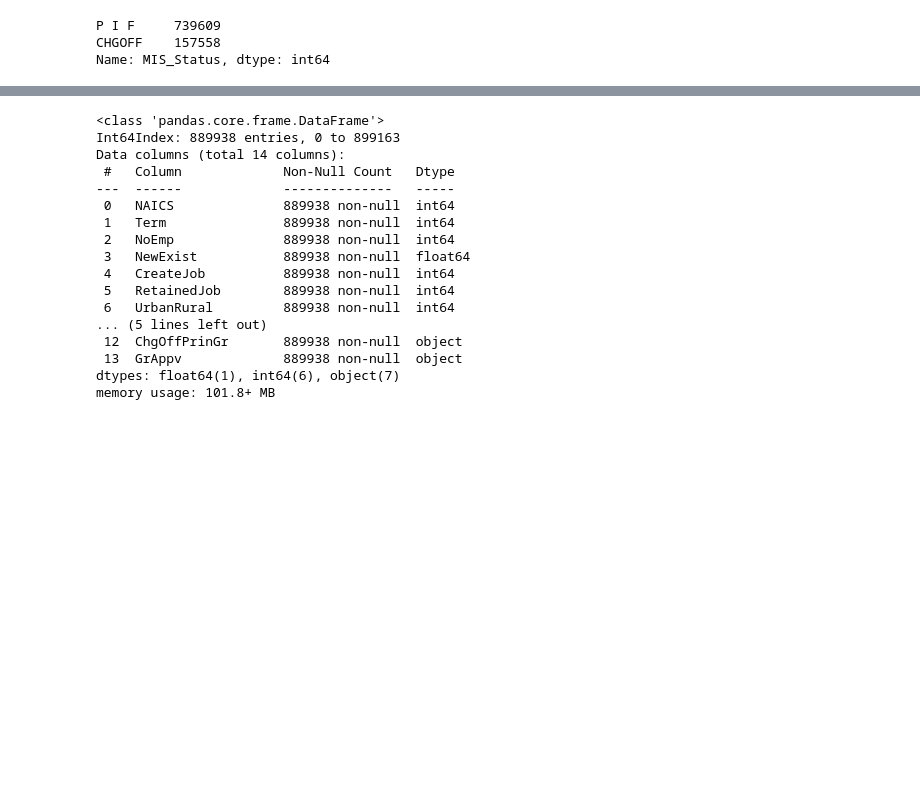
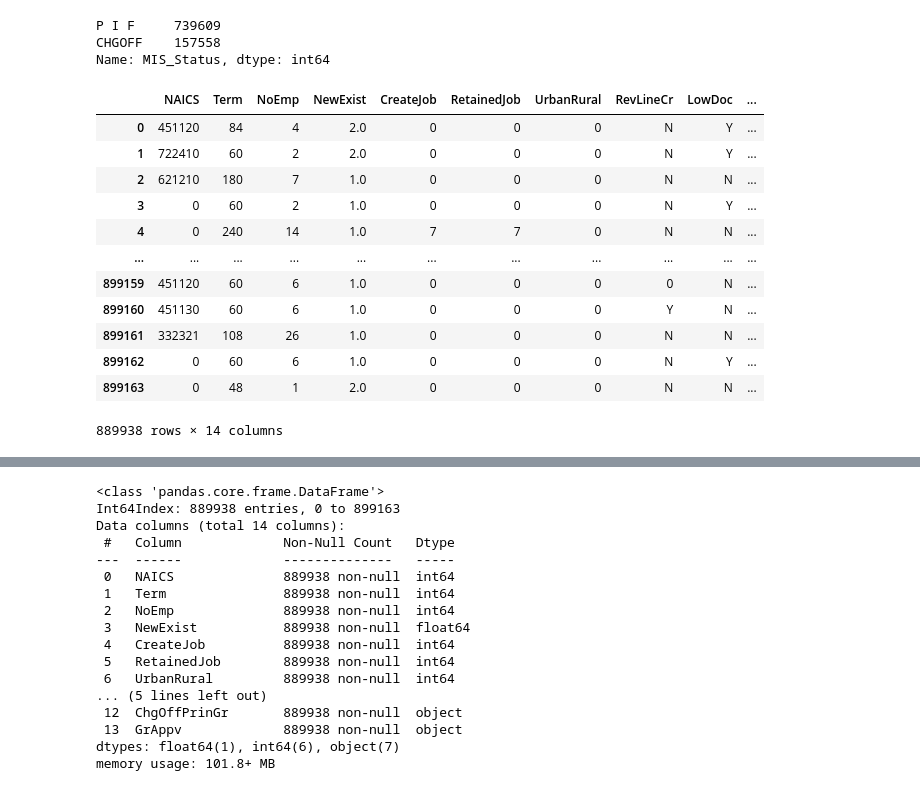
Before and after one commit to jeremy-vangansberg/loan_approval, a Jupyter notebook: notebooks/exploration.ipynb, the cells around one changed output, grey strips where cells are left out. Saved outputs shown, nothing was run; the diff lists cells and outputs as text; code cells hidden in the pictures; blank space fills up the shorter version.

```diff
--- a/notebooks/exploration.ipynb
+++ b/notebooks/exploration.ipynb
@@ -96,3 +96,19 @@ X=X.dropna()
 columns = ['DisbursementGross','BalanceGross','ChgOffPrinGr','GrAppv']
 for column in columns:
     X[column] = X[column].str.replace('$', '').str.replace(',','').str.strip()
+# %%
+X
+# %% [output]
+|  | NAICS | Term | NoEmp | NewExist | CreateJob | RetainedJob | UrbanRural | RevLineCr | LowDoc | ... |
+| 0 | 451120 | 84 | 4 | 2.0 | 0 | 0 | 0 | N | Y | ... |
+| 1 | 722410 | 60 | 2 | 2.0 | 0 | 0 | 0 | N | Y | ... |
+| 2 | 621210 | 180 | 7 | 1.0 | 0 | 0 | 0 | N | N | ... |
+| 3 | 0 | 60 | 2 | 1.0 | 0 | 0 | 0 | N | Y | ... |
+| 4 | 0 | 240 | 14 | 1.0 | 7 | 7 | 0 | N | N | ... |
+| ... | ... | ... | ... | ... | ... | ... | ... | ... | ... | ... |
+| 899159 | 451120 | 60 | 6 | 1.0 | 0 | 0 | 0 | 0 | N | ... |
+| 899160 | 451130 | 60 | 6 | 1.0 | 0 | 0 | 0 | Y | N | ... |
+| 899161 | 332321 | 108 | 26 | 1.0 | 0 | 0 | 0 | N | N | ... |
+| 899162 | 0 | 60 | 6 | 1.0 | 0 | 0 | 0 | N | Y | ... |
+| 899163 | 0 | 48 | 1 | 2.0 | 0 | 0 | 0 | N | N | ... |
+889938 rows × 14 columns
```
Also changed, not shown: parts of 1 cell of this notebook.
